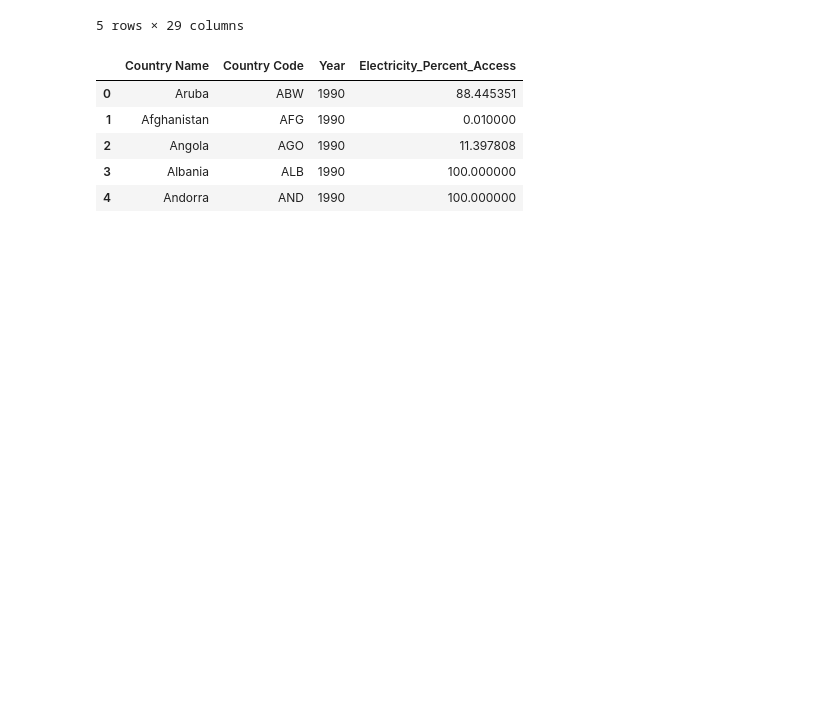
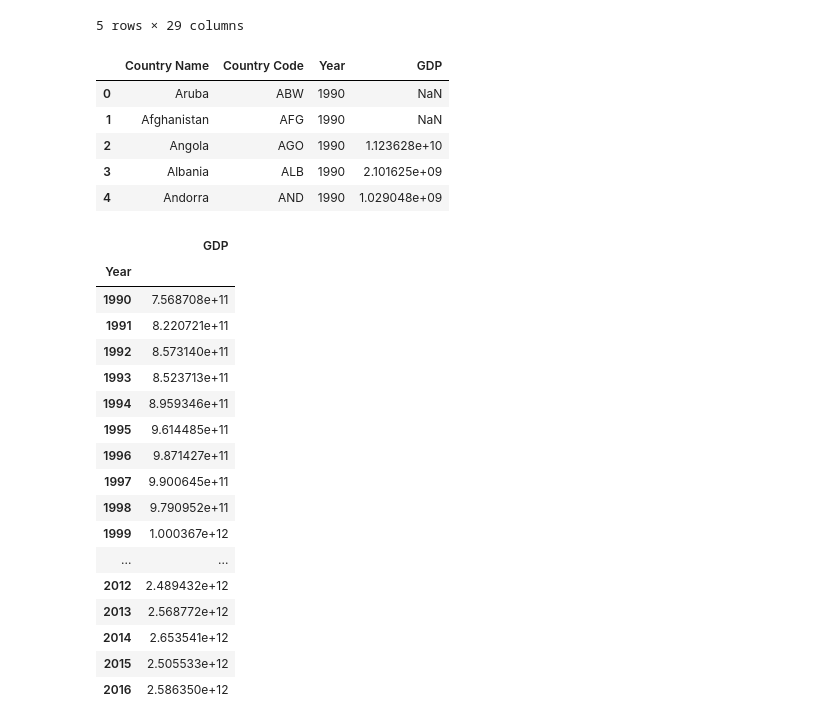
Before and after one commit to sgodkhindi/WorldBank_ETL, a Jupyter notebook: Project2/electricity.ipynb, the cells around one changed output. Cells and saved outputs as stored; diff of their text form; code cells hidden in the pictures; blank space fills up the shorter version.

```diff
--- a/Project2/electricity.ipynb
+++ b/Project2/electricity.ipynb
@@ -73,14 +192,34 @@ elec_melt_df = electricity_df.melt(id_vars = ["Country Name", "Country Code"], v
 # %%
-elec_melt_df.head()
+# Display Data after performing "melt function"
+gdp_melt_df.head()
 # %% [output]
-|  | Country Name | Country Code | Year | Electricity_Percent_Access |
-| 0 | Aruba | ABW | 1990 | 88.445351 |
-| 1 | Afghanistan | AFG | 1990 | 0.010000 |
-| 2 | Angola | AGO | 1990 | 11.397808 |
-| 3 | Albania | ALB | 1990 | 100.000000 |
-| 4 | Andorra | AND | 1990 | 100.000000 |
+|  | Country Name | Country Code | Year | GDP |
+| 0 | Aruba | ABW | 1990 | NaN |
+| 1 | Afghanistan | AFG | 1990 | NaN |
+| 2 | Angola | AGO | 1990 | 1.123628e+10 |
+| 3 | Albania | ALB | 1990 | 2.101625e+09 |
+| 4 | Andorra | AND | 1990 | 1.029048e+09 |
 # %%
-gdp_melt_df = gdp_df.melt(id_vars = ["Country Name", "Country Code"], value_vars = ["1990","1991","1992","1993","1994","1995",\
-"1996","1997","1998","1999","2000","2001","2002","2003","2004","2005","2006","2007","2008","2009","2010","2011","2012",\
-"2013","2014","2015","2016"], var_name = "Year", value_name = "GDP")
+# Grouping GDP by year
+yearly_gdp_data = gdp_melt_df.groupby(['Year']).mean()
+yearly_gdp_data
+# %% [output]
+|  | GDP |
+| Year |  |
+| 1990 | 7.568708e+11 |
+| 1991 | 8.220721e+11 |
+| 1992 | 8.573140e+11 |
+| 1993 | 8.523713e+11 |
+| 1994 | 8.959346e+11 |
+| 1995 | 9.614485e+11 |
+| 1996 | 9.871427e+11 |
+| 1997 | 9.900645e+11 |
+| 1998 | 9.790952e+11 |
+| 1999 | 1.000367e+12 |
+| ... | ... |
+| 2012 | 2.489432e+12 |
+| 2013 | 2.568772e+12 |
+| 2014 | 2.653541e+12 |
+| 2015 | 2.505533e+12 |
+| 2016 | 2.586350e+12 |
 # %%
```
Also changed, not shown: parts of 27 cells of this notebook, 4 other files.
